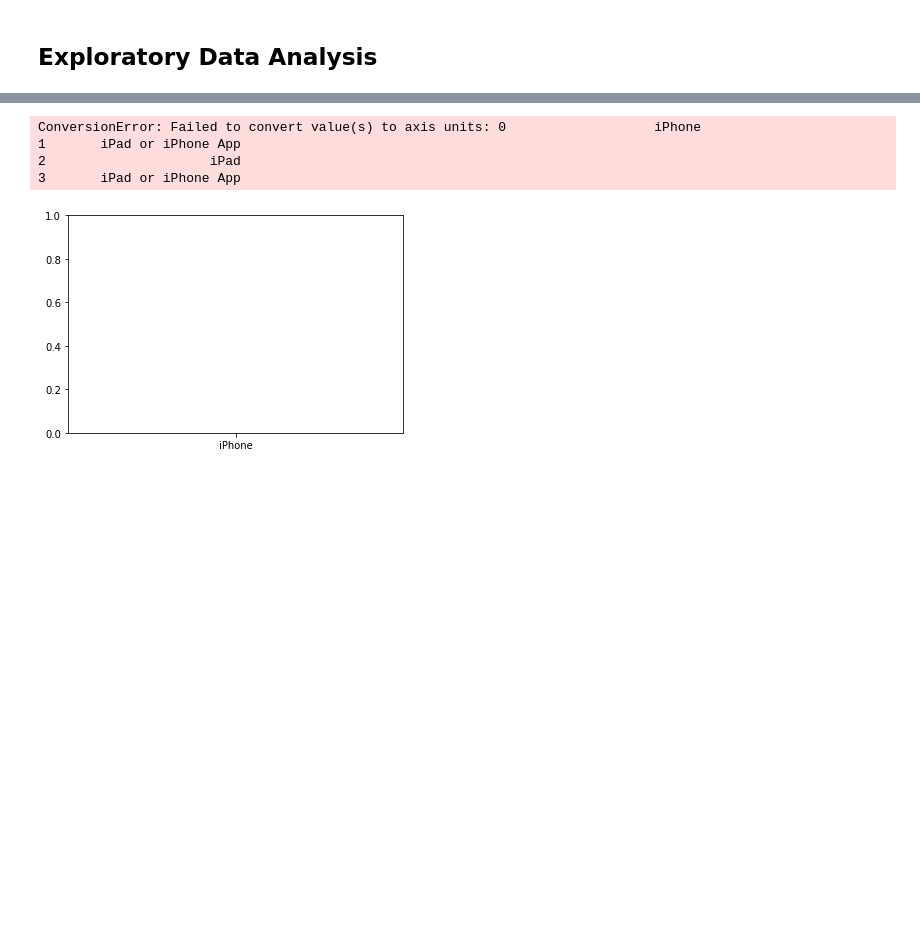
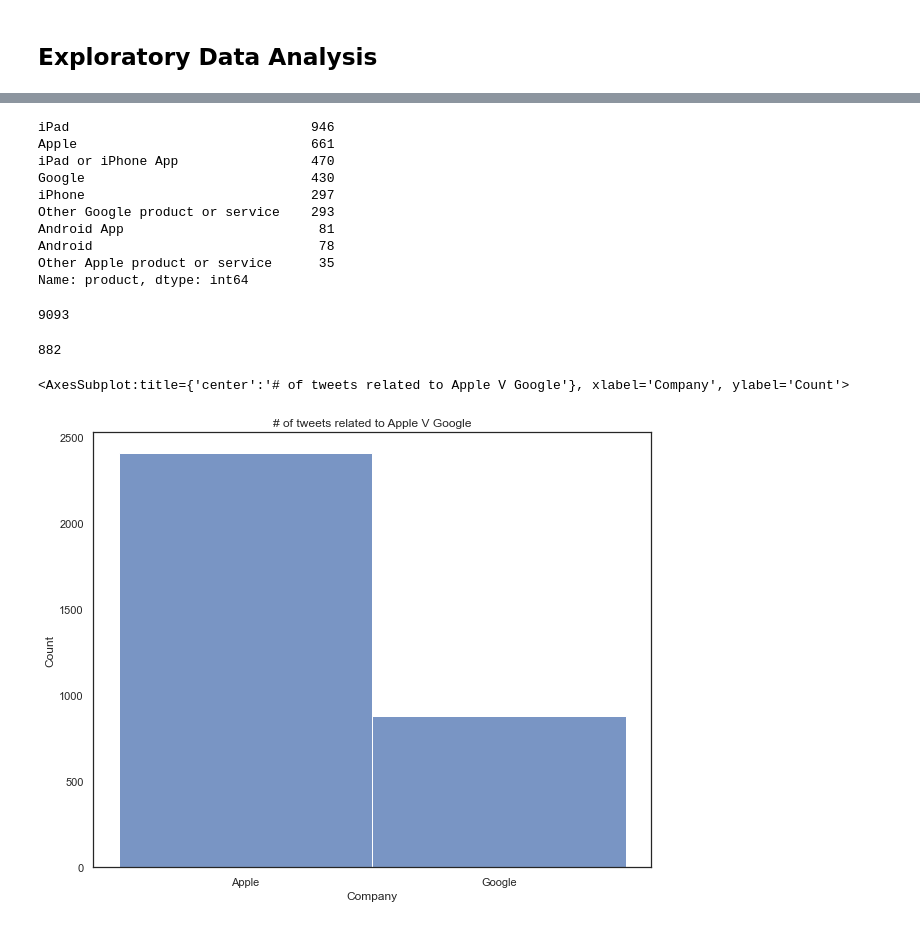
Before and after one commit to RMcAr/dsc-phase-4-project, a Jupyter notebook: a. Introduction and Methodology.ipynb, the cells around one changed output, grey strips where cells are left out. Cells and saved outputs as stored; diff of their text form; code cells hidden in the pictures; blank space fills up the shorter version.

```diff
--- a/a. Introduction and Methodology.ipynb
+++ b/a. Introduction and Methodology.ipynb
@@ -426,13 +521,57 @@ df
 # %%
-# we visualize number of tweets by product
+# we visualize number of tweets by company
 
-sns.histplot(data = df, x = 'product')
-plt.show()
+df['product'].value_counts()
 # %% [output]
-ConversionError: Failed to convert value(s) to axis units: 0                   iPhone
-1       iPad or iPhone App
-2                     iPad
-3       iPad or iPhone App
+iPad                               946
+Apple                              661
+iPad or iPhone App                 470
+Google                             430
+iPhone                             297
+Other Google product or service    293
+Android App                         81
+Android                             78
+Other Apple product or service      35
+Name: product, dtype: int64
-[figure, removed]
+# %%
+google = ['Google', 'Other Google product or service', 'Android App', 'Android']
+apple = ['iPad', 'Apple', 'iPad or iPhone App', 'iPhone', 'Other Apple product or service']
+is_google = []
+is_apple = []
+# %%
+for i in range(len(df)):
+    prod = df['product'][i]
+    if prod in google:
+        is_google.append(1)
+        is_apple.append(0)
+    elif prod in apple:
+        is_google.append(0)
+        is_apple.append(1)
+    else:
+        is_google.append(0)
+        is_apple.append(0)
+len(is_google)
+# %% [output]
+9093
+# %%
+df['is_google'] = is_google
+df['is_apple'] = is_apple
+# %%
+df_w_products = df.where(df['product'].notna())
+product_df = df_w_products.dropna()
+sum(df['is_google'])
+# %% [output]
+882
+# %%
+fig, axes = plt.subplots(nrows = 1, ncols = 1, figsize = (10, 8))
+plt.title('# of tweets related to Apple V Google')
+plt.xlabel('Company')
+xlabel = ['Apple', 'Google']
+plt.xticks([0.25, 0.75], xlabel)
+
+sns.histplot(x = product_df['is_google'], binwidth = 0.5)
+# %% [output]
+<AxesSubplot:title={'center':'# of tweets related to Apple V Google'}, xlabel='Company', ylabel='Count'>
+[figure, added]
 # %%
 # we visualize number of tweets by sentiment
```
Also changed, not shown: parts of 24 cells of this notebook.
